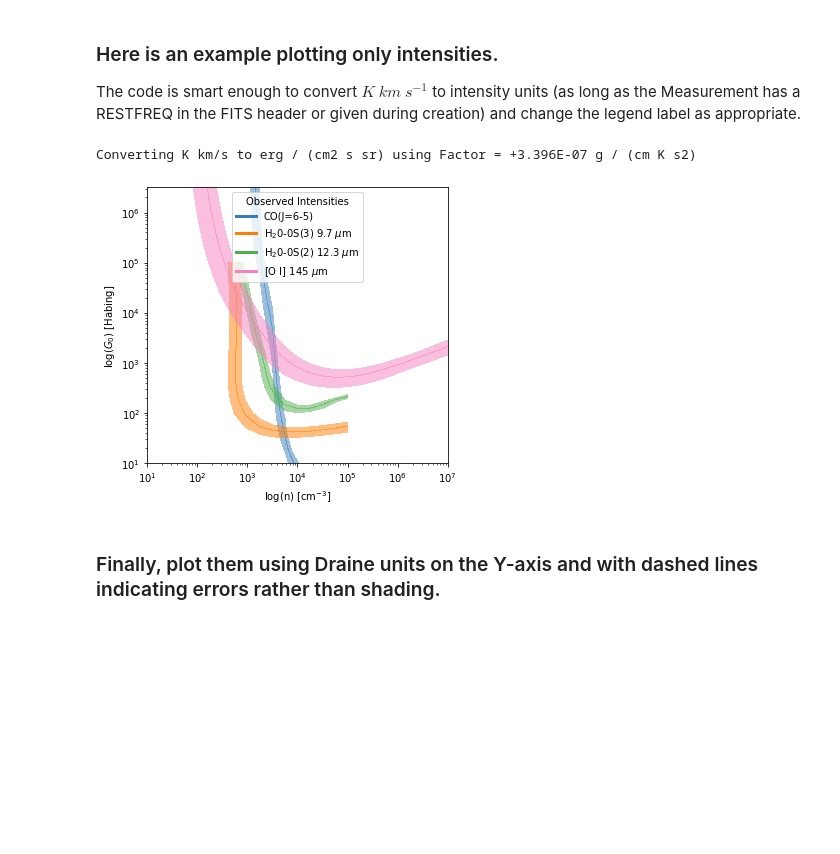
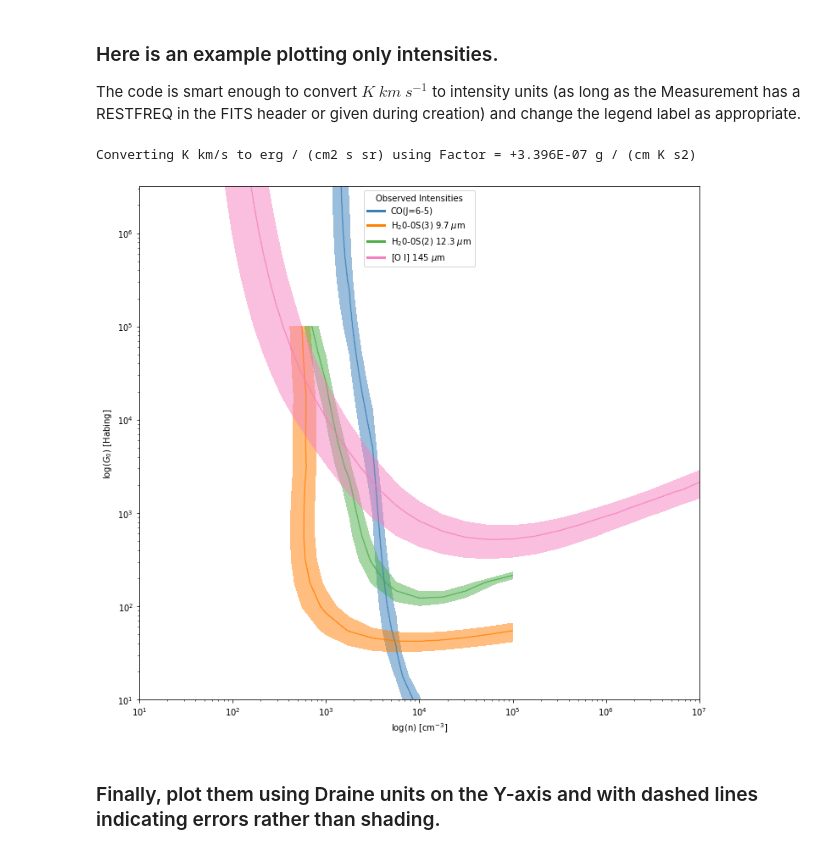
Before and after one commit to mpound/pdrtpy-nb, a Jupyter notebook: notebooks/PDRT_Example_Model_Plotting.ipynb, the cells around one changed output. Drawn from its saved outputs; the diff is of its cells as text; code cells hidden in the pictures; blank space fills up the shorter version.

```diff
--- a/notebooks/PDRT_Example_Model_Plotting.ipynb
+++ b/notebooks/PDRT_Example_Model_Plotting.ipynb
@@ -116,13 +128,14 @@ The code is smart enough to convert $K~km~s^{-1}$ to intensity units (as long as
 # %%
 ma=Measurement(data=[0.75],uncertainty = StdDevUncertainty(0.3),identifier="CO_65",unit="K km s-1",restfreq=692*u.GHz)
 mb=Measurement(data=[1E-6],uncertainty = StdDevUncertainty(0.25E-6),identifier="H200S3",unit=myunit)
 mc=Measurement(data=[2E-6],uncertainty = StdDevUncertainty(0.5E-6),identifier="H200S2",unit=myunit)
 md=Measurement(data=[1.25E-4],uncertainty = StdDevUncertainty(0.5E-4),identifier="OI_145",unit=myunit)
 a = [ma,mb,mc,md]
-mp.overlay(measurements=a,shading=0.5)
+mp.overlay(measurements=a,shading=0.5,figsize=(10,10))
+mp.savefig("test.pdf")
 # %% [output]
 Converting K km/s to erg / (cm2 s sr) using Factor = +3.396E-07 g / (cm K s2)
-[figure, old version]
+[figure, new version]
 # %% [markdown]
 ### Finally, plot them using Draine units on the Y-axis and with dashed lines indicating errors rather than shading.
 # %%
```
Also changed, not shown: parts of 23 cells of this notebook.
